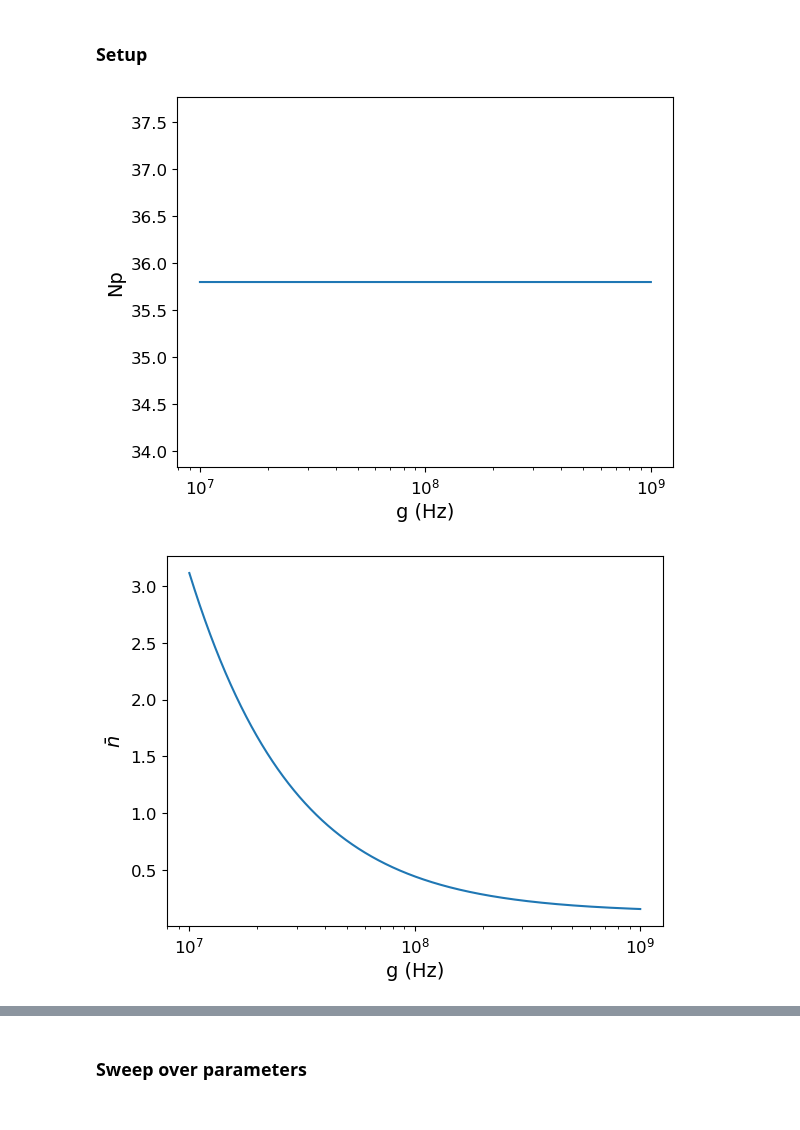
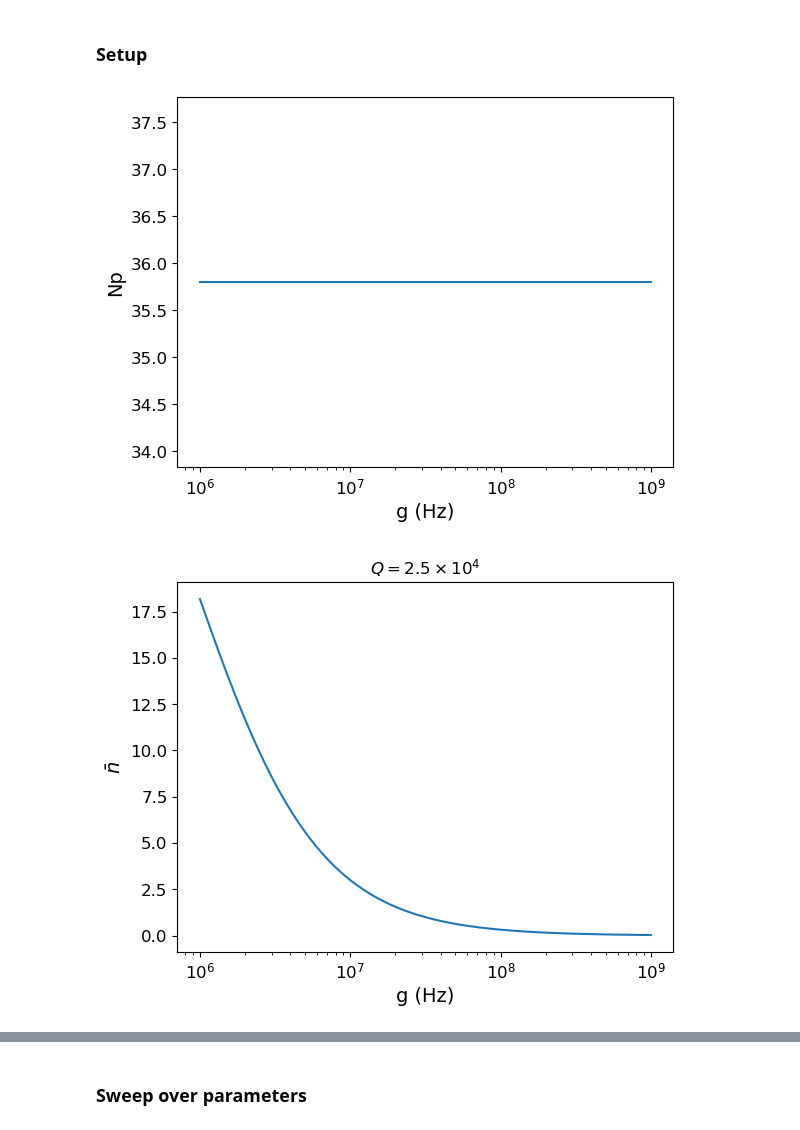
Before and after one commit to jleamer/mode_cooling, a Jupyter notebook: nv_expected_cooling.ipynb, the cells around one changed output, grey strips where cells are left out. Cells and saved outputs as stored; diff of their text form; code cells hidden in the pictures.

```diff
--- a/nv_expected_cooling.ipynb
+++ b/nv_expected_cooling.ipynb
@@ -170,10 +207,10 @@ hbar_ov_k = 7.639e-12
 Q = 2.5e4
 T = 5
 γ = ωc / Q
-P = 0.8
+P = 1
 # %%
 # Sweep over values of g now
-g = np.logspace(7, 9, 10000)
+g = np.logspace(6, 9, 10000)
 r = g.copy()
 # %%
 # Calculate the number of photons
@@ -186,17 +223,18 @@ nbar_v_g = mean_photons_cavity(κ, ωc, Q, g, g, nT, nc)
 # %%
 plt.figure(1)
 plt.plot(g, Np_v_g)
 plt.xlabel("g (Hz)")
 plt.xscale('log')
 plt.ylabel("Np")
 plt.savefig("Np_v_g_κ=0_T=5K_P=0.8.png", format='png', dpi=300)
 
 plt.figure(2)
+plt.title("$Q=2.5\\times 10^4$")
 plt.plot(g, nbar_v_g)
 plt.xlabel("g (Hz)")
 plt.xscale('log')
 plt.ylabel("$\\bar{n}$")
-plt.savefig("n_v_g_κ=0_T=5K_P=0.8.png", format='png', dpi=300)
+plt.savefig("n_v_g_κ=0_T=5K_P=1.png", format='png', dpi=300)
 # %% [output]
-[figure, old version]
+[figure, new version]
-[figure, old version]
+[figure, new version]
```
Also changed, not shown: parts of 64 cells of this notebook.
